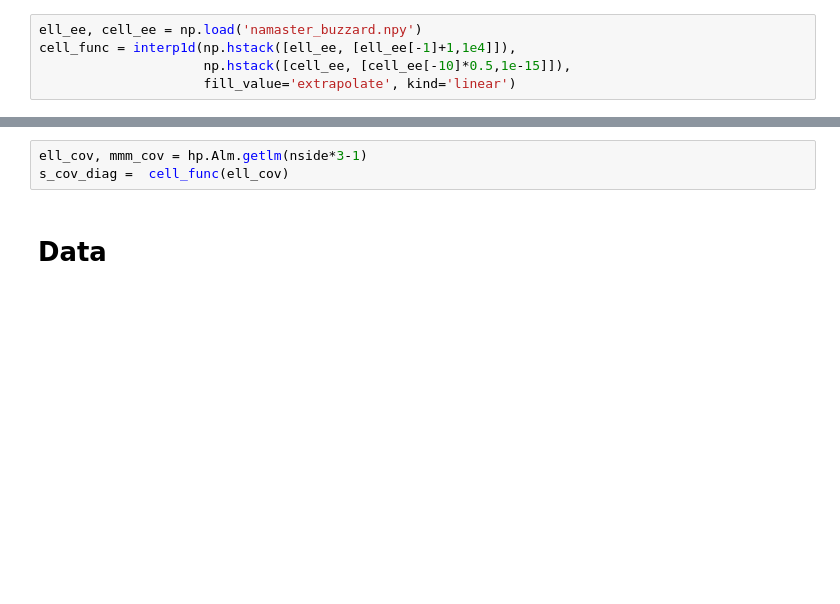
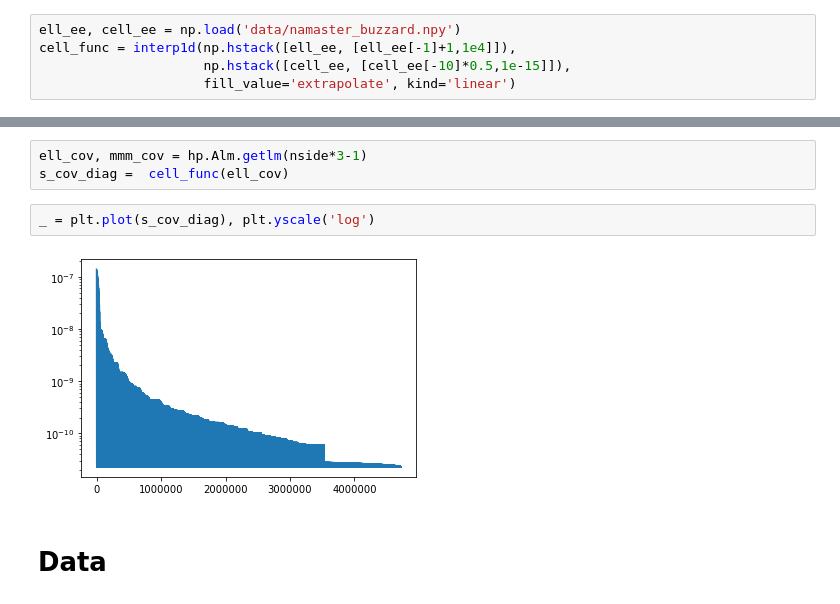
Before and after one commit to NiallJeffrey/wiener_sphere, a Jupyter notebook: wiener_implementation_method1.ipynb, the cells around one changed output, grey strips where cells are left out. Cells and saved outputs as stored; diff of their text form; blank space fills up the shorter version.

```diff
--- a/wiener_implementation_method1.ipynb
+++ b/wiener_implementation_method1.ipynb
@@ -34,7 +37,7 @@ def teb2iqu(TEB, nside, lmax=None):
 # %% [markdown]
 # Signal covariance
 # %%
-ell_ee, cell_ee = np.load('namaster_buzzard.npy')
+ell_ee, cell_ee = np.load('data/namaster_buzzard.npy')
 cell_func = interp1d(np.hstack([ell_ee, [ell_ee[-1]+1,1e4]]),
                      np.hstack([cell_ee, [cell_ee[-10]*0.5,1e-15]]),
                      fill_value='extrapolate', kind='linear')
@@ -48,6 +51,10 @@ _ = plt.title(r'Namaster pseudo-$C_\ell$ from Buzzard')
 # %%
 ell_cov, mmm_cov = hp.Alm.getlm(nside*3-1)
 s_cov_diag =  cell_func(ell_cov)
+# %%
+_ = plt.plot(s_cov_diag), plt.yscale('log')
+# %% [output]
+[figure, added]
 # %% [markdown]
 # Data
 # %%
```
Also changed, not shown: parts of 25 cells of this notebook.
